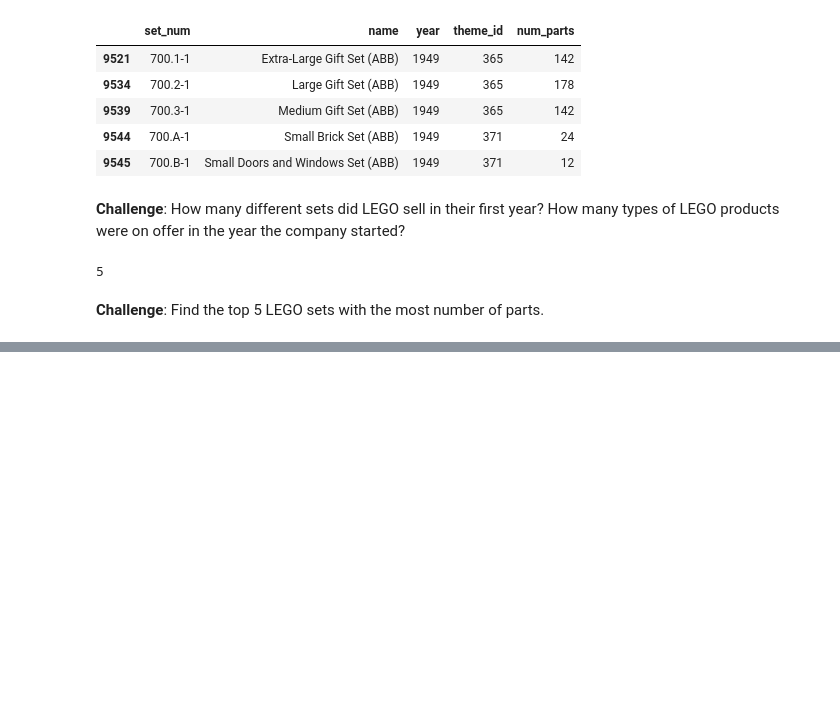
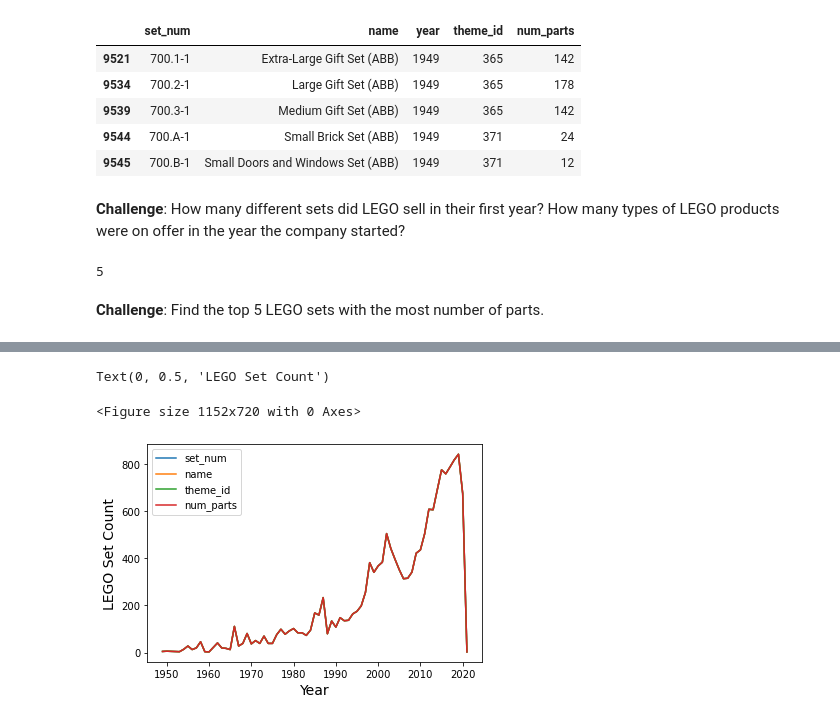
Before and after one commit to Joshua-Jenkins33/100DaysOfPython, a Jupyter notebook: 073_Day_73_Aggregate_and_Merge_Data_with_Pandas_LEGO_Dataset/LEGO.ipynb, the cells around one changed output, grey strips where cells are left out. Cells and saved outputs as stored; diff of their text form; code cells hidden in the pictures; blank space fills up the shorter version.

Commit message:
Day 73; Visualize Number of Sets published over time

```diff
--- a/073_Day_73_Aggregate_and_Merge_Data_with_Pandas_LEGO_Dataset/LEGO.ipynb
+++ b/073_Day_73_Aggregate_and_Merge_Data_with_Pandas_LEGO_Dataset/LEGO.ipynb
@@ -120,0 +131,3 @@ sets.sort_values('num_parts', ascending=False).head(5)
+# %%
+sets_by_year = sets.groupby('year').count()
+sets_by_year.set_num.head()
@@ -120,0 +142,9 @@ sets.sort_values('num_parts', ascending=False).head(5)
+# %%
+plt.figure(figsize=(16,10))
+sets_by_year.plot.line()
+plt.xlabel('Year', fontsize=14)
+plt.ylabel('LEGO Set Count', fontsize=14)
+# %% [output]
+Text(0, 0.5, 'LEGO Set Count')
+<Figure size 1152x720 with 0 Axes>
+[figure, added]
```
Also changed, not shown: parts of 6 cells of this notebook, 1 other file.
